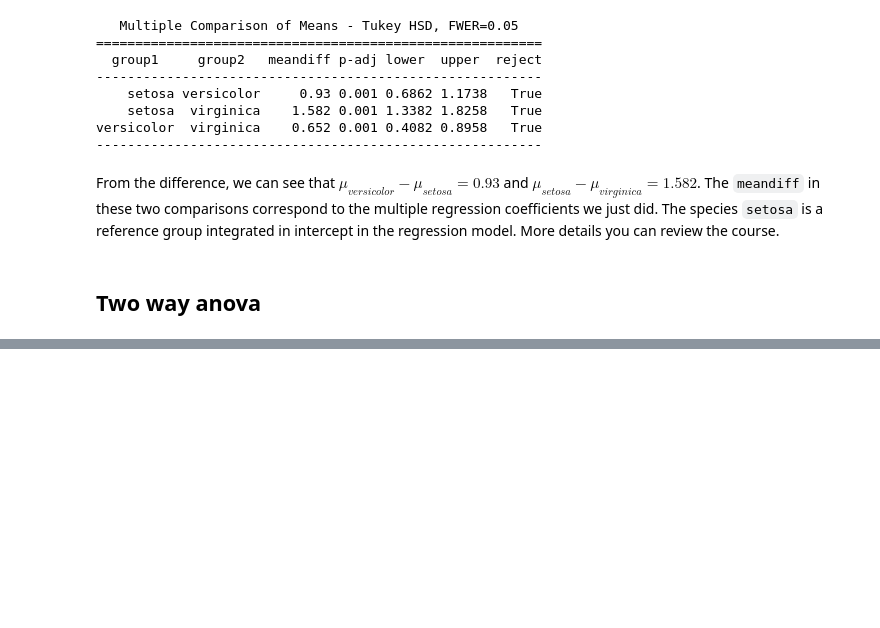
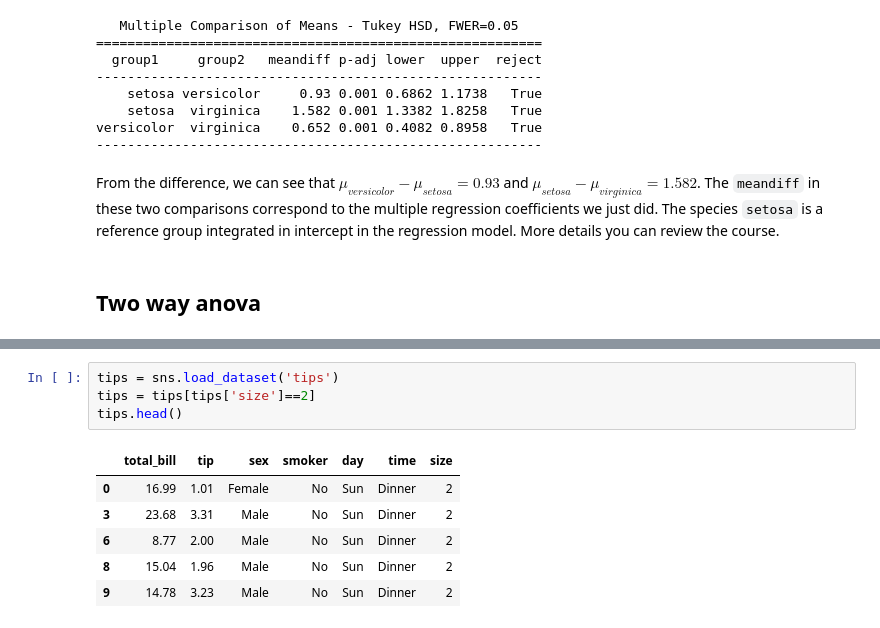
Before and after one commit to AilingLiu/Inferential_Statistics, a Jupyter notebook: ANOVA.ipynb, the cells around one changed output, grey strips where cells are left out. Drawn from its saved outputs; the diff is of its cells as text; blank space fills up the shorter version.

```diff
--- a/ANOVA.ipynb
+++ b/ANOVA.ipynb
@@ -166,0 +182,11 @@ The `meandiff` in these two comparisons correspond to the multiple regression co
+# %%
+tips = sns.load_dataset('tips')
+tips = tips[tips['size']==2]
+tips.head()
+# %% [output]
+|  | total_bill | tip | sex | smoker | day | time | size |
+| 0 | 16.99 | 1.01 | Female | No | Sun | Dinner | 2 |
+| 3 | 23.68 | 3.31 | Male | No | Sun | Dinner | 2 |
+| 6 | 8.77 | 2.00 | Male | No | Sun | Dinner | 2 |
+| 8 | 15.04 | 1.96 | Male | No | Sun | Dinner | 2 |
+| 9 | 14.78 | 3.23 | Male | No | Sun | Dinner | 2 |
```
Also changed, not shown: parts of 10 cells of this notebook.
